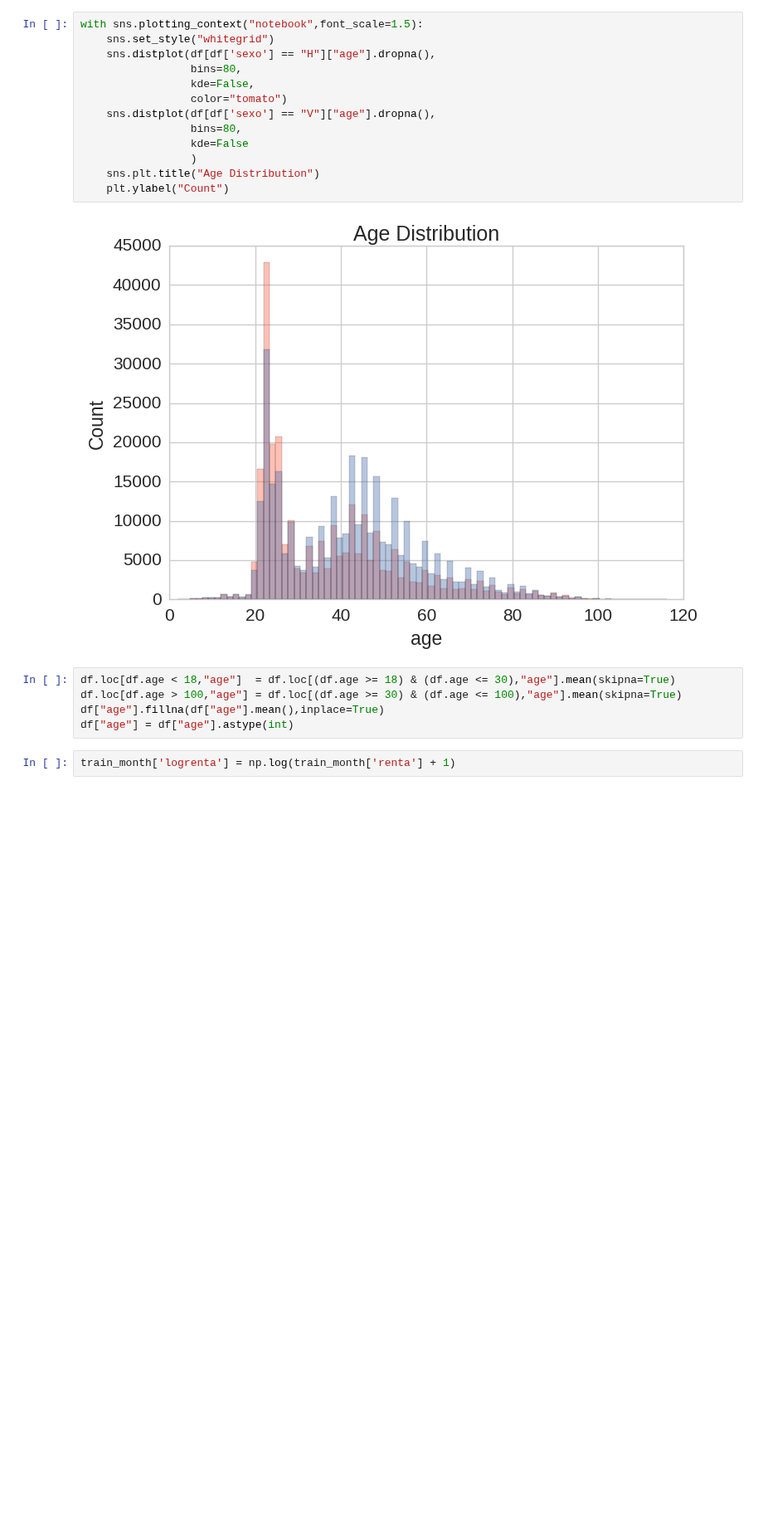
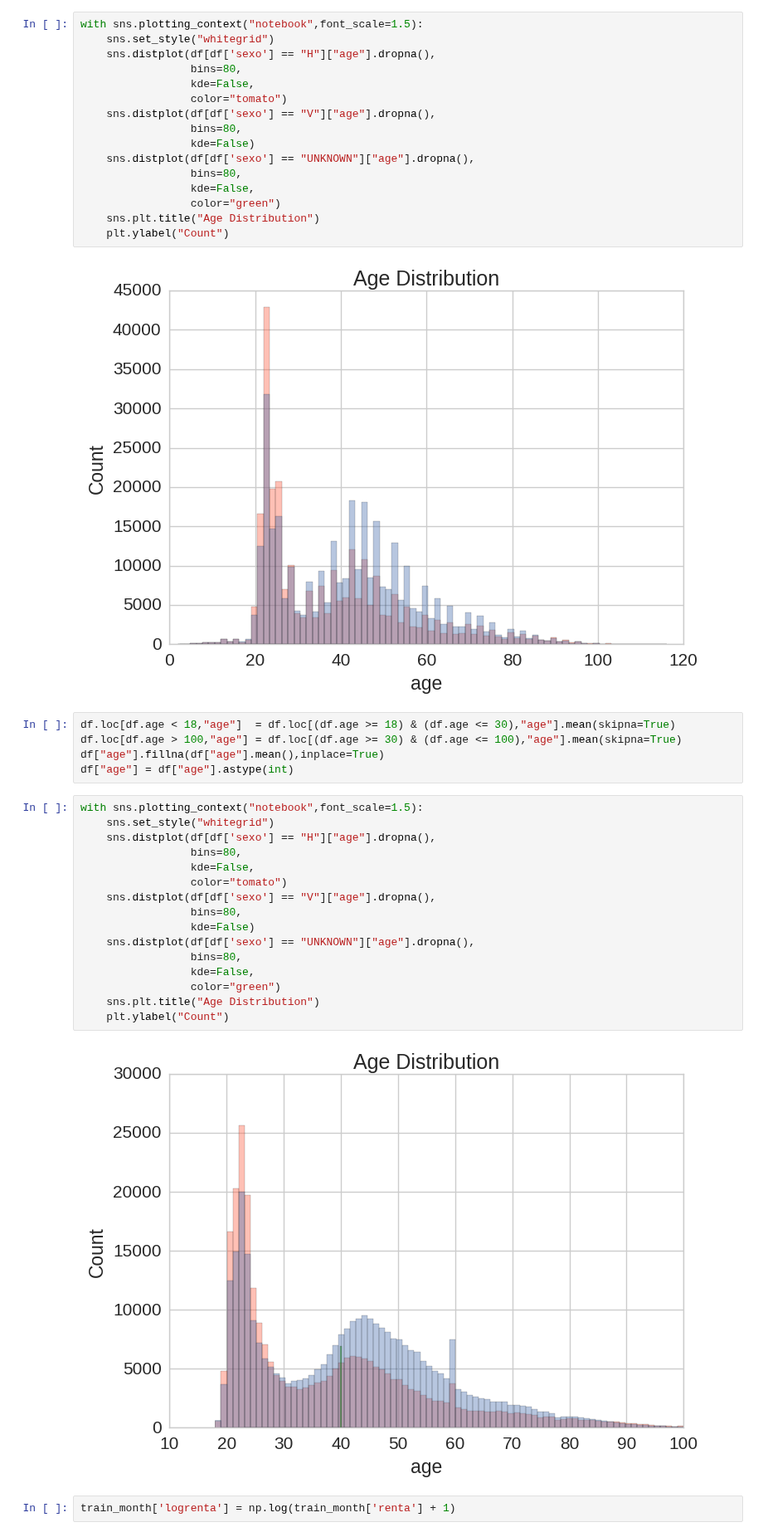
Before and after one commit to vfdev-5/SPR, a Jupyter notebook: spr_data_analysis.ipynb, the cells around one changed output. Shown at 83% size. Saved outputs shown, nothing was run; the diff lists cells and outputs as text; blank space fills up the shorter version.

Commit message:
* Update plots

```diff
--- a/spr_data_analysis.ipynb
+++ b/spr_data_analysis.ipynb
@@ -213,8 +224,11 @@ with sns.plotting_context("notebook",font_scale=1.5):
                  color="tomato")
     sns.distplot(df[df['sexo'] == "V"]["age"].dropna(),
                  bins=80,
-                 kde=False
-                 )
+                 kde=False)
+    sns.distplot(df[df['sexo'] == "UNKNOWN"]["age"].dropna(),
+                 bins=80,
+                 kde=False,
+                 color="green")
     sns.plt.title("Age Distribution")
     plt.ylabel("Count")
 # %% [output]
@@ -224,6 +238,24 @@ df.loc[df.age < 18,"age"]  = df.loc[(df.age >= 18) & (df.age <= 30),"age"].mean(
 df.loc[df.age > 100,"age"] = df.loc[(df.age >= 30) & (df.age <= 100),"age"].mean(skipna=True)
 df["age"].fillna(df["age"].mean(),inplace=True)
 df["age"] = df["age"].astype(int)
+# %%
+with sns.plotting_context("notebook",font_scale=1.5):
+    sns.set_style("whitegrid")
+    sns.distplot(df[df['sexo'] == "H"]["age"].dropna(),
+                 bins=80,
+                 kde=False,
+                 color="tomato")
+    sns.distplot(df[df['sexo'] == "V"]["age"].dropna(),
+                 bins=80,
+                 kde=False)
+    sns.distplot(df[df['sexo'] == "UNKNOWN"]["age"].dropna(),
+                 bins=80,
+                 kde=False,
+                 color="green")
+    sns.plt.title("Age Distribution")
+    plt.ylabel("Count")
+# %% [output]
+[figure, added]
 # %%
 train_month['logrenta'] = np.log(train_month['renta'] + 1)
 # %% [markdown]
```
Also changed, not shown: parts of 15 cells of this notebook.
